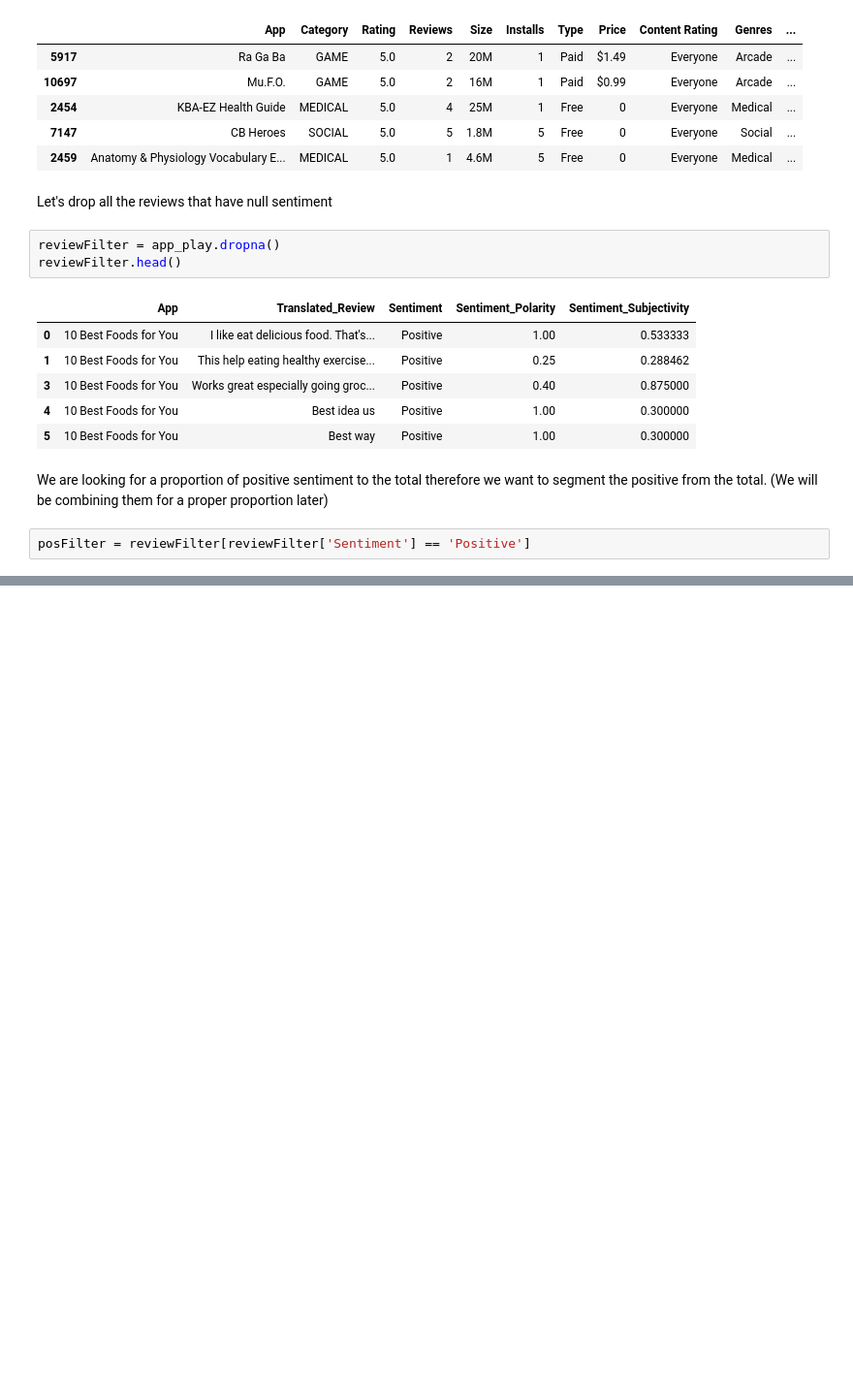
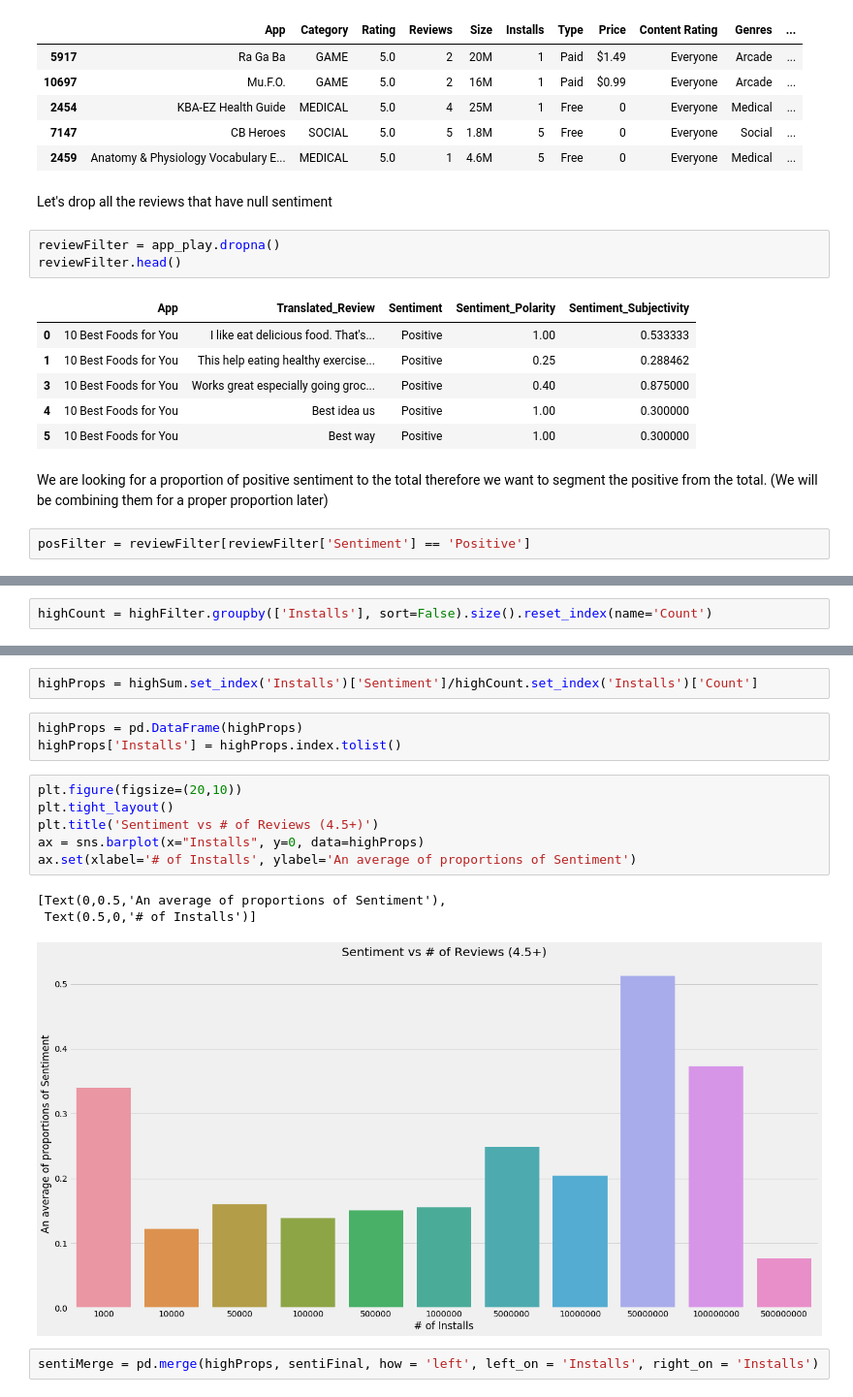
Before and after one commit to KenJiangg/Exploring-Datasets, a Jupyter notebook: GooglePlayEDA.ipynb, the cells around one changed output, grey strips where cells are left out. Shown: that part at 97% size. Cells and saved outputs as stored; diff of their text form; blank space fills up the shorter version.

```diff
--- a/GooglePlayEDA.ipynb
+++ b/GooglePlayEDA.ipynb
@@ -281,0 +374,2 @@ Name: Sentiment, Length: 853, dtype: int64
+# %%
+highCount = highFilter.groupby(['Installs'], sort=False).size().reset_index(name='Count')
@@ -281,0 +391,17 @@ Name: Sentiment, Length: 853, dtype: int64
+# %%
+highProps = highSum.set_index('Installs')['Sentiment']/highCount.set_index('Installs')['Count']
+# %%
+highProps = pd.DataFrame(highProps)
+highProps['Installs'] = highProps.index.tolist()
+# %%
+plt.figure(figsize=(20,10))
+plt.tight_layout()
+plt.title('Sentiment vs # of Reviews (4.5+)')
+ax = sns.barplot(x="Installs", y=0, data=highProps)
+ax.set(xlabel='# of Installs', ylabel='An average of proportions of Sentiment')
+# %% [output]
+[Text(0,0.5,'An average of proportions of Sentiment'),
+ Text(0.5,0,'# of Installs')]
+[figure, added]
+# %%
+sentiMerge = pd.merge(highProps, sentiFinal, how = 'left', left_on = 'Installs', right_on = 'Installs')
```
Also changed, not shown: parts of 42 cells of this notebook.
